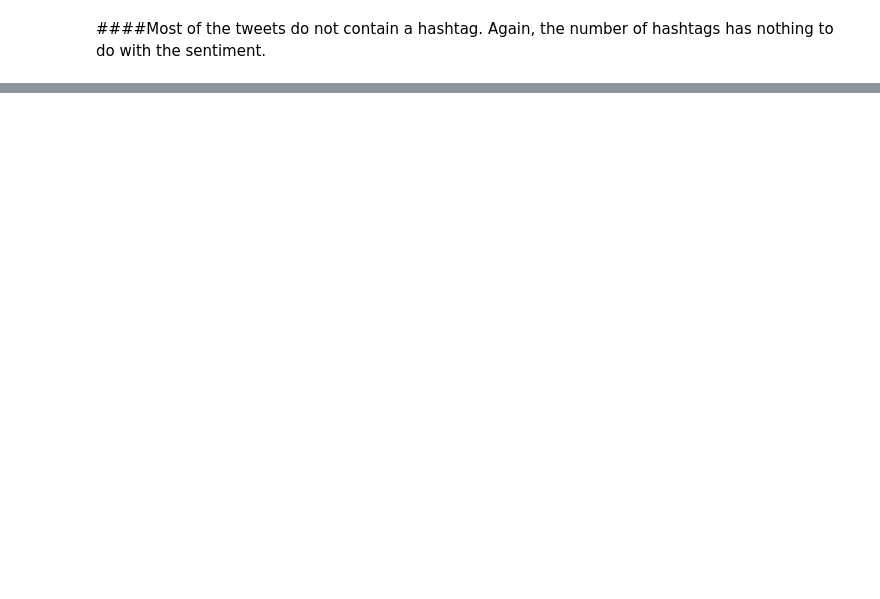
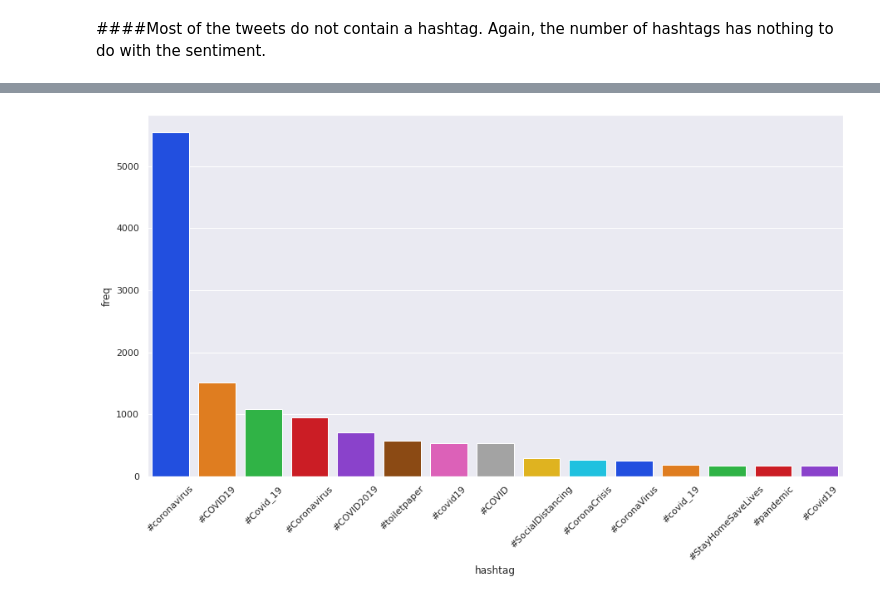
Before and after one commit to manjusreekc/Classification-Coronavirus-Tweet-Sentiment-Analysis, a Jupyter notebook: Coronavirus_Tweet_Sentiment_Analysis_Manjusree_K_C_Capstone_Project.ipynb, the cells around one changed output, grey strips where cells are left out. Cells and saved outputs as stored; diff of their text form; code cells hidden in the pictures; blank space fills up the shorter version.

```diff
--- a/Coronavirus_Tweet_Sentiment_Analysis_Manjusree_K_C_Capstone_Project.ipynb
+++ b/Coronavirus_Tweet_Sentiment_Analysis_Manjusree_K_C_Capstone_Project.ipynb
@@ -368,0 +451,28 @@ show_dist(df, "Number Of Hashtags")
+# %%
+#Creating subsets of the dataframe based on sentiment category Positive, Negative and Neutral
+Positive_tweet = df[df["Sentiment"] == "Positive"]
+Negative_tweet = df[df["Sentiment"] == "Negative"]
+Neutral_tweet = df[df["Sentiment"] == "Neutral"]
+# %%
+def hashtag_freq_graph(df):
+  '''This function gives the frequency bar graph of the hashtags'''
+  #Extracting hashtags from tweets
+  df['hashtag'] = df['OriginalTweet'].apply(lambda twt : re.findall(r"#(\w+)", twt))
+  #Taking value count on hashtags
+  hashtags=df.OriginalTweet.str.extractall(r'(\#\w+)')[0].value_counts().reset_index()
+  #renaming the columns
+  hashtags.rename(columns={'index':"hashtag",0:'freq'},inplace=True)
+
+  #Keeping only 15  most frequently used hashtags
+  hashtags=hashtags[:15]
+  #Seting figuresize
+  sns.set(rc = {'figure.figsize':(15,8)})
+  #Ploting frequency against hashtag
+  sns.barplot(x="hashtag" , y ="freq" , data = hashtags , palette = "bright")
+  plt.xticks(rotation=45)
+  plt.show()
+# %%
+#Calling hashtag_freq_graph on positive tweet dataframe
+hashtag_freq_graph(Positive_tweet)
+# %% [output]
+[figure, added]
```
Also changed, not shown: parts of 42 cells of this notebook.
